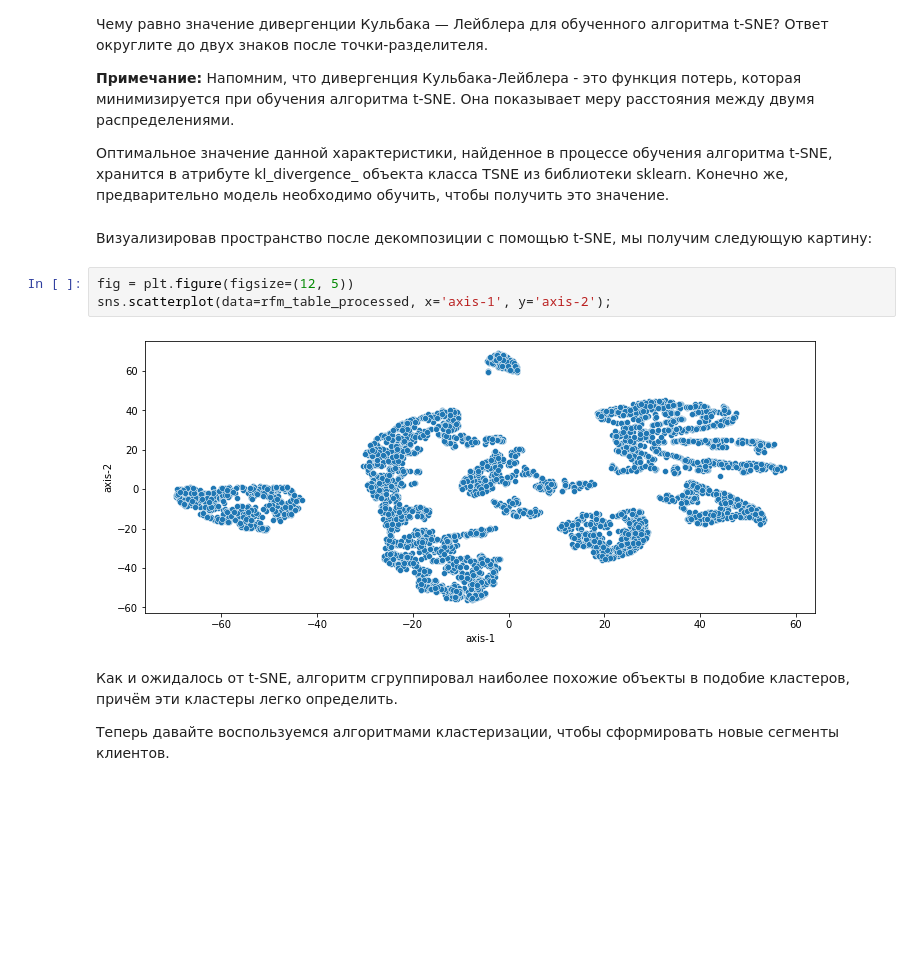
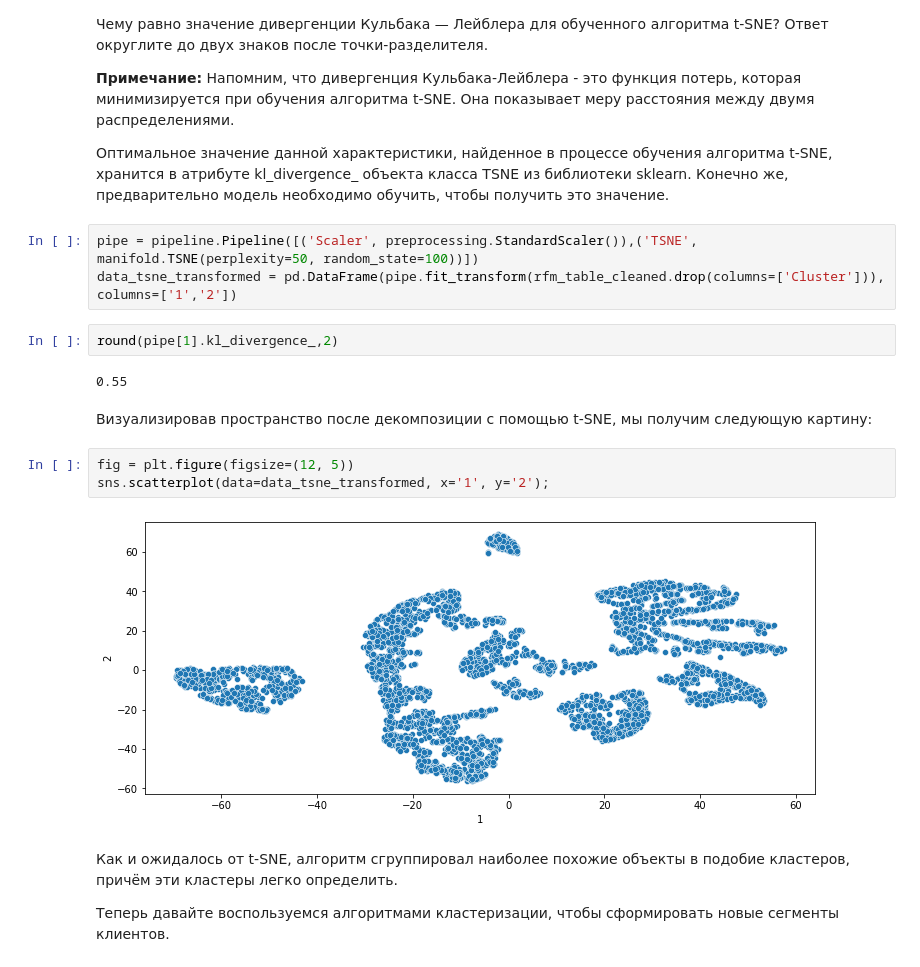
Before and after one commit to VladislavShumskiy/Projects, a Jupyter notebook: project_6/Project-6. Ноутбук-шаблон.ipynb, the cells around one changed output. Drawn from its saved outputs; the diff is of its cells as text; blank space fills up the shorter version.

```diff
--- a/project_6/Project-6. Ноутбук-шаблон.ipynb
+++ b/project_6/Project-6. Ноутбук-шаблон.ipynb
@@ -995,13 +991,20 @@ plot_cluster_profile(rfm_by_cluster, 3)
 Напомним, что дивергенция Кульбака-Лейблера - это функция потерь, которая минимизируется при обучения алгоритма t-SNE. Она показывает меру расстояния между двумя распределениями.
 
 Оптимальное значение данной характеристики, найденное в процессе обучения алгоритма t-SNE, хранится в атрибуте kl_divergence_ объекта класса TSNE из библиотеки sklearn. Конечно же, предварительно модель необходимо обучить, чтобы получить это значение.
+# %%
+pipe = pipeline.Pipeline([('Scaler', preprocessing.StandardScaler()),('TSNE', manifold.TSNE(perplexity=50, random_state=100))])
+data_tsne_transformed = pd.DataFrame(pipe.fit_transform(rfm_table_cleaned.drop(columns=['Cluster'])), columns=['1','2'])
+# %%
+round(pipe[1].kl_divergence_,2)
+# %% [output]
+0.55
 # %% [markdown]
 Визуализировав пространство после декомпозиции с помощью t-SNE, мы получим следующую картину:
 # %%
 fig = plt.figure(figsize=(12, 5))
-sns.scatterplot(data=rfm_table_processed, x='axis-1', y='axis-2');
+sns.scatterplot(data=data_tsne_transformed, x='1', y='2');
 # %% [output]
-[figure, old version]
+[figure, new version]
 # %% [markdown]
 Как и ожидалось от t-SNE, алгоритм сгруппировал наиболее похожие объекты в подобие кластеров, причём эти кластеры легко определить.
 
```
Also changed, not shown: parts of 14 cells of this notebook, 2 other files.
